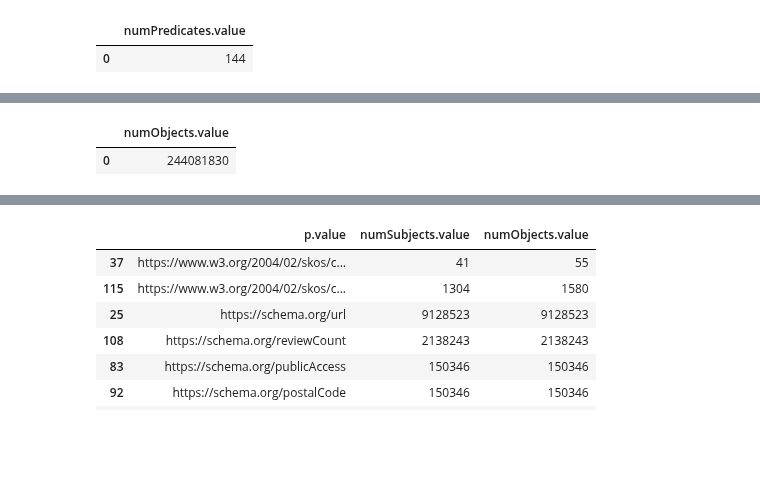
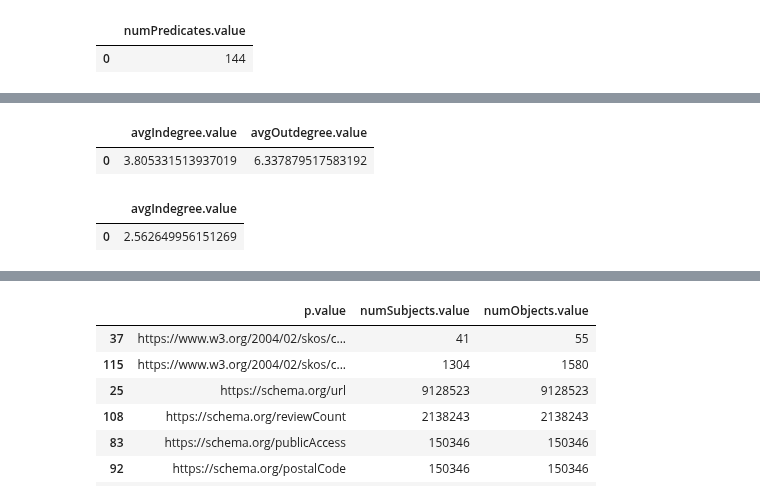
Before and after one commit to christiannielsen98/DVML-P7, a Jupyter notebook: Code/Illustrations/basic_stats_kg.ipynb, the cells around one changed output, grey strips where cells are left out. Drawn from its saved outputs; the diff is of its cells as text; code cells hidden in the pictures; blank space fills up the shorter version.

```diff
--- a/Code/Illustrations/basic_stats_kg.ipynb
+++ b/Code/Illustrations/basic_stats_kg.ipynb
@@ -4,3 +6,6 @@ import numpy as np
 
 from Code.UtilityFunctions.get_data_path import get_path
 from Code.UtilityFunctions.run_query import run_query
+# %%
+pd.set_option('display.max_rows', 500)
+pd.set_option('display.max_colwidth', 500)
@@ -31,12 +109,41 @@ run_query(sparql_query, as_dataframe=True)
+# %%
+sparql_query = """SELECT (AVG(?indegree) AS ?avgIndegree) (AVG(?outdegree) AS ?avgOutdegree)
+FROM <http://www.yelpkg.com/yelp_kg>
+WHERE {
+  {
+    SELECT ?node (COUNT(?in) AS ?indegree)
+    FROM <http://www.yelpkg.com/yelp_kg>
+    WHERE {
+      ?in ?p ?node .
+    }
+    GROUP BY ?node
+  }
+  {
+    SELECT ?node (COUNT(?out) AS ?outdegree)
+    FROM <http://www.yelpkg.com/yelp_kg>
+    WHERE {
+      ?node ?p ?out .
+    }
+    GROUP BY ?node
+  }
+}"""
+run_query(sparql_query, as_dataframe=True)
+# %% [output]
+|  | avgIndegree.value | avgOutdegree.value |
+| 0 | 3.805331513937019 | 6.337879517583192 |
 # %%
 sparql_query = """
-SELECT (COUNT(?o) as ?numObjects)
+SELECT ?o (*) as ?indegree
 FROM <http://www.yelpkg.com/yelp_kg>
 WHERE {
-  ?s ?p ?o .
+  ?s ?p ?o
 }
+GROUP BY ?o
+ORDER BY DESC(?indegree)
+LIMIT 10
 """
+
 run_query(sparql_query, as_dataframe=True)
 # %% [output]
-|  | numObjects.value |
-| 0 | 244081830 |
+|  | avgIndegree.value |
+| 0 | 2.562649956151269 |
```
Also changed, not shown: parts of 22 cells of this notebook, 9 other files.
